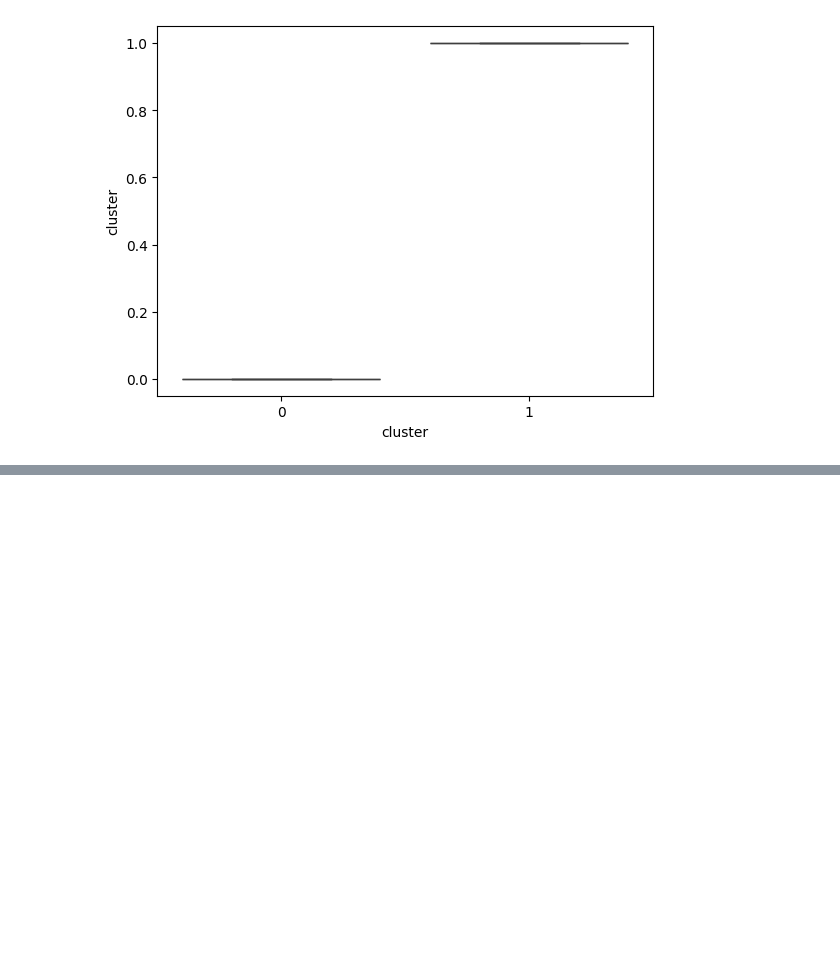
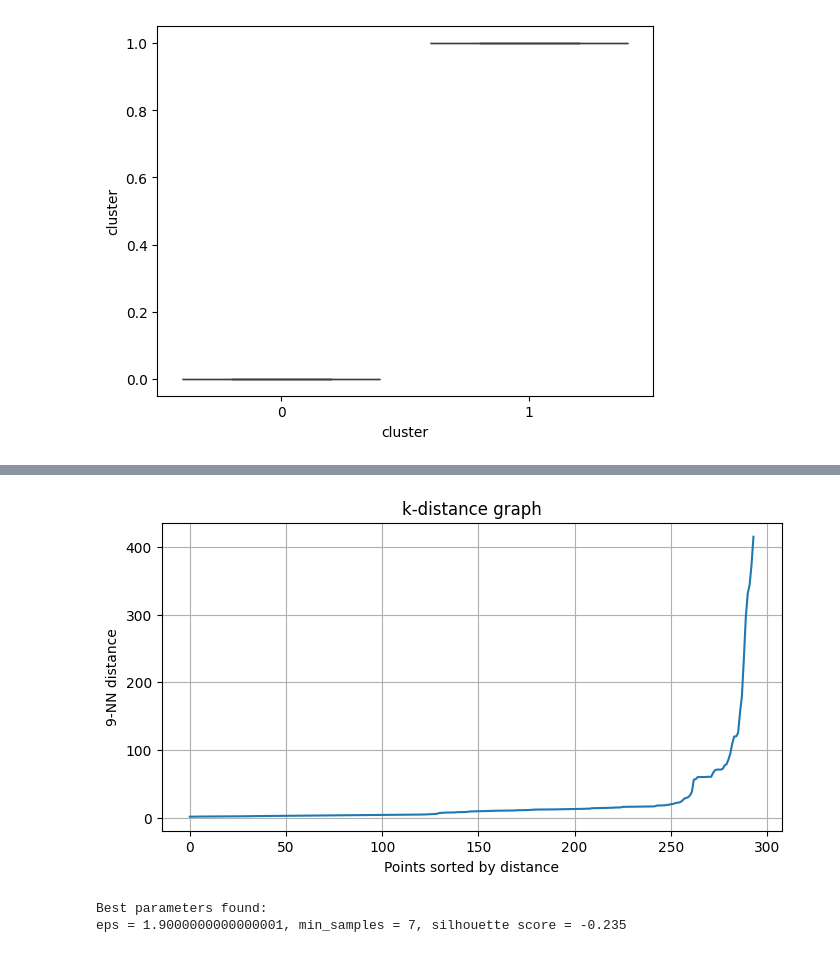
Before and after one commit to Jowayria-27/Fashion_Survey, a Jupyter notebook: Untitled2.ipynb, the cells around one changed output, grey strips where cells are left out. Saved outputs shown, nothing was run; the diff lists cells and outputs as text; code cells hidden in the pictures; blank space fills up the shorter version.

```diff
--- a/Untitled2.ipynb
+++ b/Untitled2.ipynb
@@ -782,0 +835,71 @@ for col in featurescc.select_dtypes('number').columns:
+# %%
+import numpy as np
+import matplotlib.pyplot as plt
+from sklearn.cluster import DBSCAN
+from sklearn.metrics import silhouette_score
+from sklearn.neighbors import NearestNeighbors
+
+def tune_dbscan(X, eps_range, min_samples_range, plot_k_dist=True):
+    """
+    Tune DBSCAN parameters using Silhouette Score and k-distance plot.
+
+    Parameters:
+    - X: numpy array or DataFrame of your data
+    - eps_range: list or array of eps values to try
+    - min_samples_range: list or array of min_samples values to try
+    - plot_k_dist: whether to show the k-distance plot (True/False)
+
+    Returns:
+    - best_params: dict with 'eps', 'min_samples', 'score'
+    """
+
+    # Plot k-distance graph
+    if plot_k_dist:
+        min_samples_for_plot = max(min_samples_range)
+        neighbors = NearestNeighbors(n_neighbors=min_samples_for_plot)
+        neighbors_fit = neighbors.fit(X)
+        distances, _ = neighbors_fit.kneighbors(X)
+        k_distances = np.sort(distances[:, min_samples_for_plot - 1])
+        plt.figure(figsize=(8, 4))
+        plt.plot(k_distances)
+        plt.xlabel('Points sorted by distance')
+        plt.ylabel(f'{min_samples_for_plot}-NN distance')
+        plt.title('k-distance graph')
+        plt.grid()
+        plt.show()
+
+    # Grid search over eps and min_samples
+    best_score = -1
+    best_params = {'eps': None, 'min_samples': None, 'score': -1}
+
+    for eps in eps_range:
+        for min_samples in min_samples_range:
+            try:
+                db = DBSCAN(eps=eps, min_samples=min_samples)
+                labels = db.fit_predict(X)
+                # Silhouette score is only defined if there's more than 1 cluster
+                if len(set(labels)) > 1 and len(set(labels)) < len(X):
+                    score = silhouette_score(X, labels)
+                    if score > best_score:
+                        best_score = score
+                        best_params = {
+                            'eps': eps,
+                            'min_samples': min_samples,
+                            'score': score
+                        }
+            except Exception as e:
+                print(f"Skipped eps={eps}, min_samples={min_samples}: {e}")
+
+    print("\nBest parameters found:")
+    print(f"eps = {best_params['eps']}, min_samples = {best_params['min_samples']}, silhouette score = {best_params['score']:.3f}")
+    return best_params
+# Replace this with your desired search ranges
+eps_range = np.arange(0.1, 2.0, 0.1)
+min_samples_range = range(3, 10)
+
+# Run the tuning function
+best_params = tune_dbscan(X.values, eps_range, min_samples_range)
+# %% [output]
+[figure, added]
+Best parameters found:
+eps = 1.9000000000000001, min_samples = 7, silhouette score = -0.235
```
Also changed, not shown: parts of 5 cells of this notebook.
